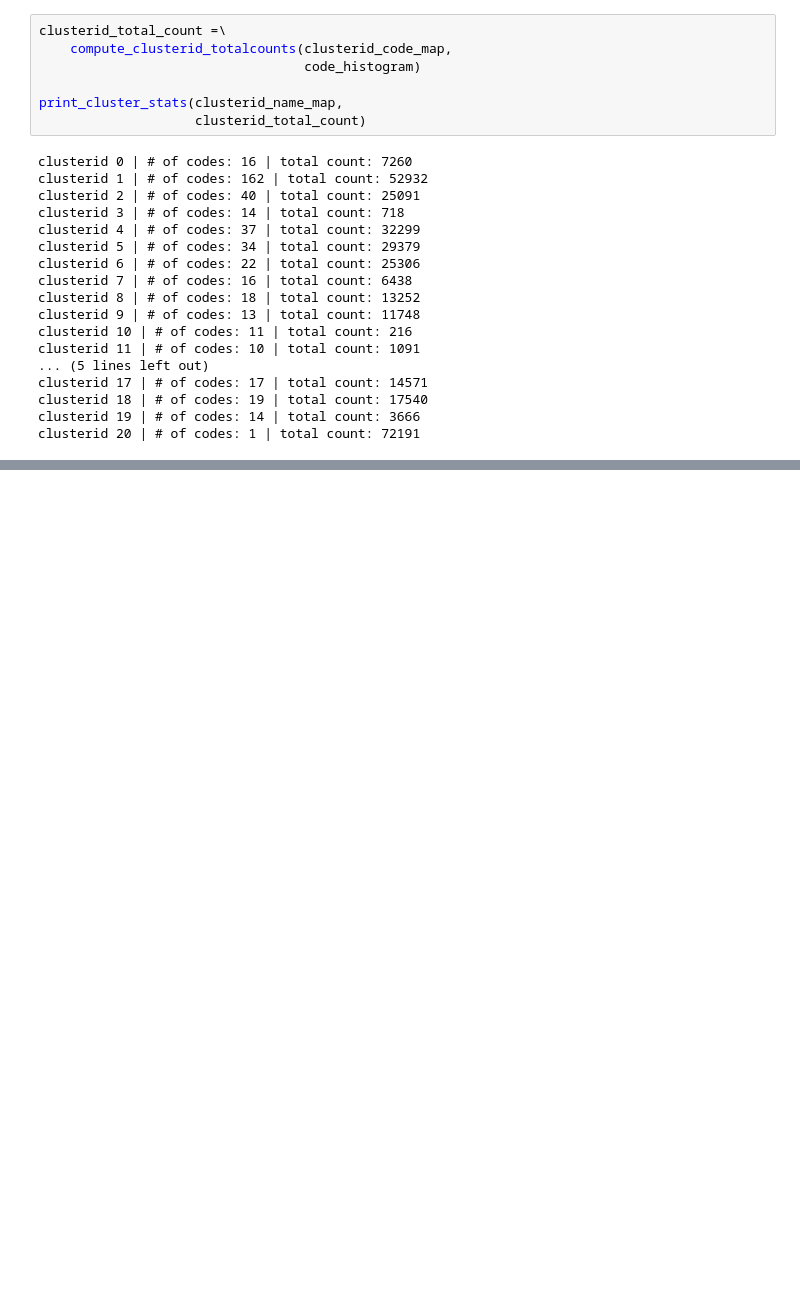
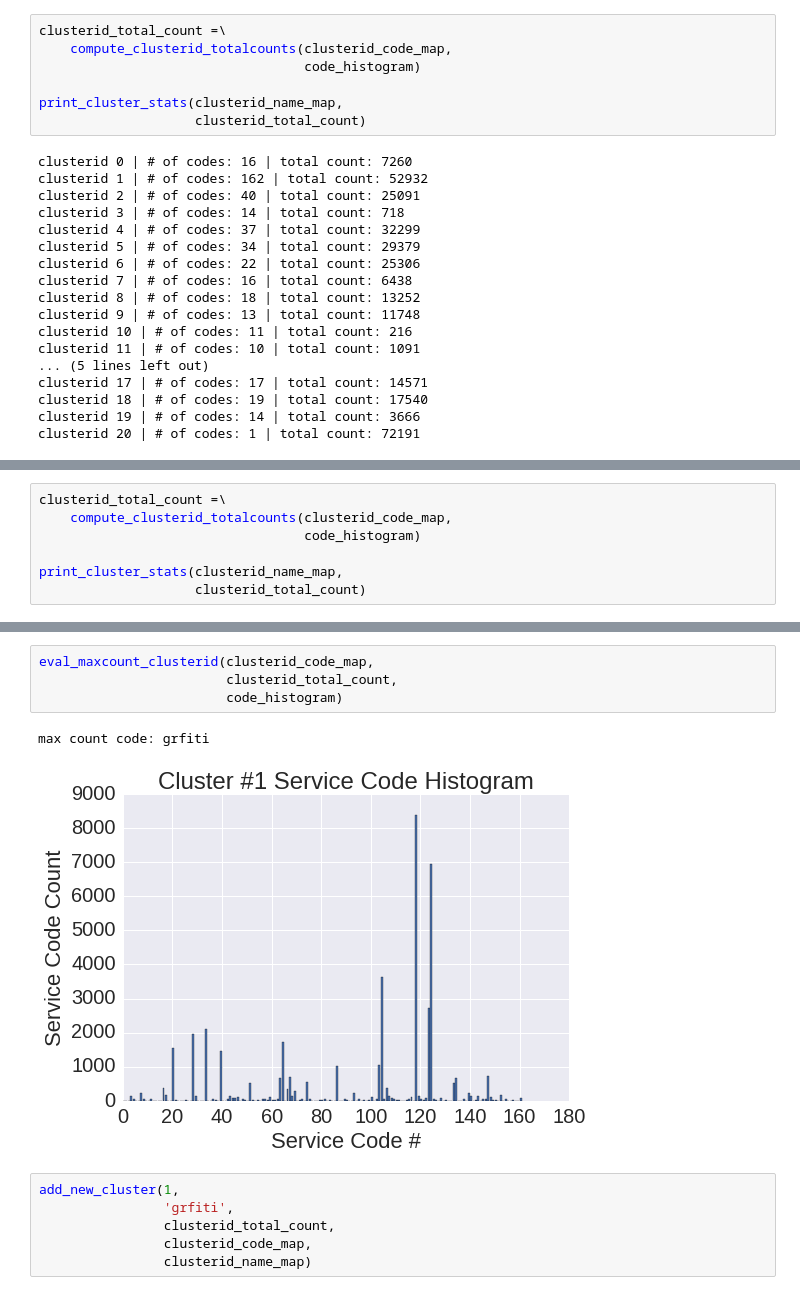
Before and after one commit to mspcvsp/cincinnati311Data, a Jupyter notebook: ClusterServiceCodes.ipynb, the cells around one changed output, grey strips where cells are left out. Saved outputs shown, nothing was run; the diff lists cells and outputs as text; blank space fills up the shorter version.

```diff
--- a/ClusterServiceCodes.ipynb
+++ b/ClusterServiceCodes.ipynb
@@ -400,0 +480,7 @@ clusterid 20 | # of codes: 1 | total count: 72191
+# %%
+clusterid_total_count =\
+    compute_clusterid_totalcounts(clusterid_code_map,
+                                  code_histogram)
+
+print_cluster_stats(clusterid_name_map,
+                    clusterid_total_count)
@@ -400,0 +505,13 @@ clusterid 20 | # of codes: 1 | total count: 72191
+# %%
+eval_maxcount_clusterid(clusterid_code_map,
+                        clusterid_total_count,
+                        code_histogram)
+# %% [output]
+max count code: grfiti
+[figure, added]
+# %%
+add_new_cluster(1,
+                'grfiti',
+                clusterid_total_count,
+                clusterid_code_map,
+                clusterid_name_map)
```
Also changed, not shown: parts of 42 cells of this notebook.
